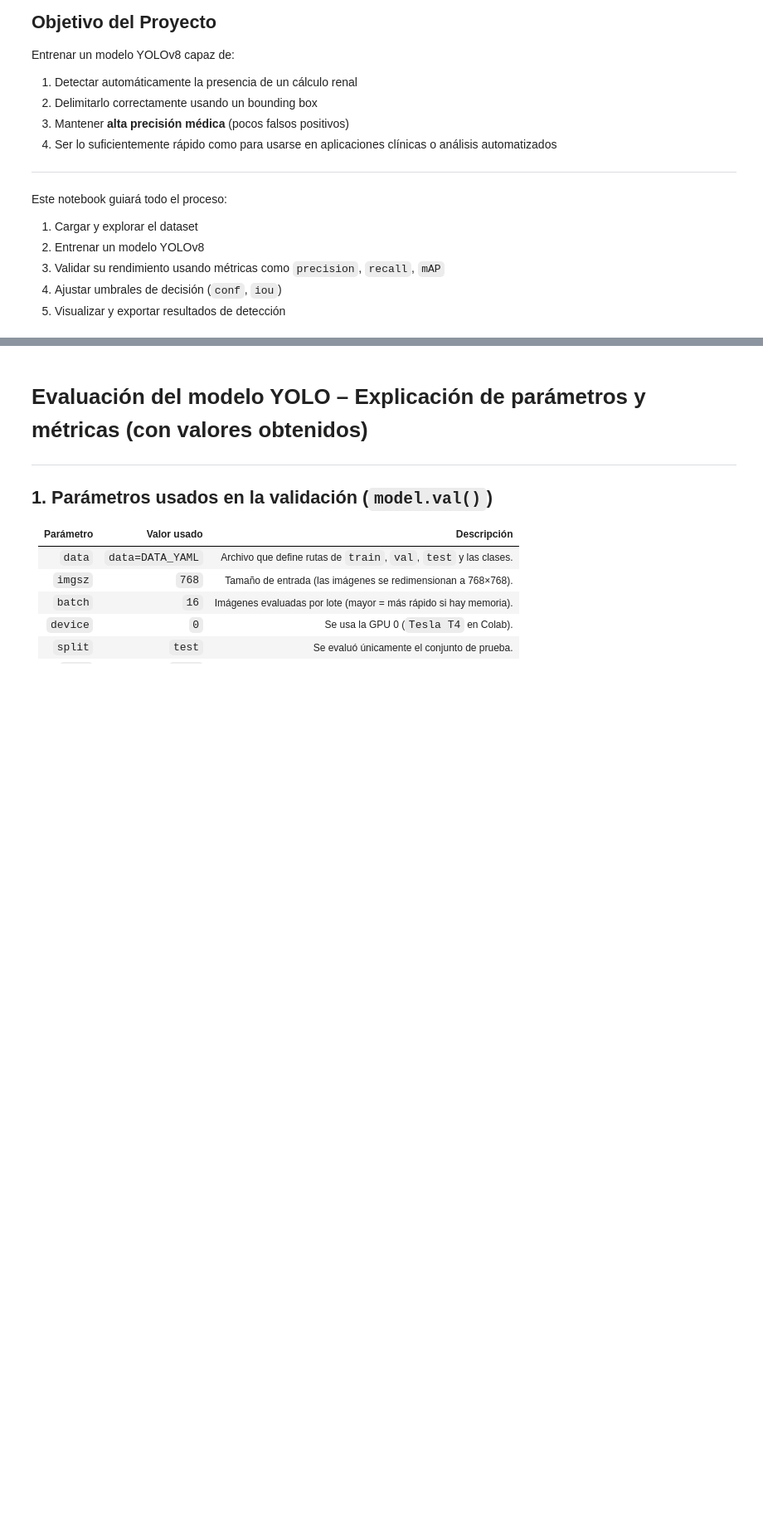
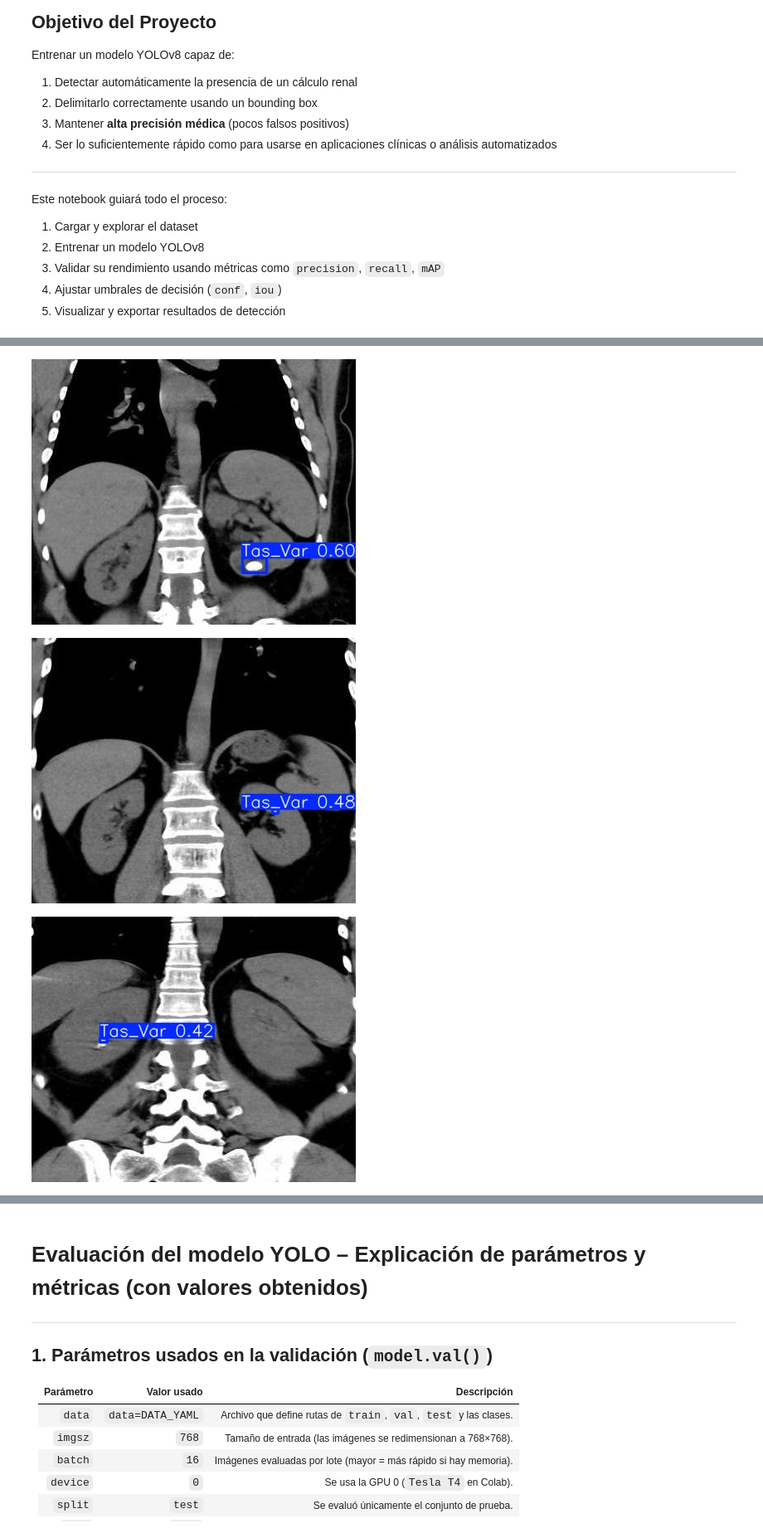
Before and after one commit to fjgonzalezmgt/kidney_stones, a Jupyter notebook: kidney_stones.ipynb, the cells around one changed output, grey strips where cells are left out. Shown at 83% size. Drawn from its saved outputs; the diff is of its cells as text; code cells hidden in the pictures; blank space fills up the shorter version.

```diff
--- a/kidney_stones.ipynb
+++ b/kidney_stones.ipynb
@@ -272,0 +464,25 @@ else:
+# %%
+# ============================================================
+# 8) Mostrar resultados de inferencia (imágenes anotadas)
+# ------------------------------------------------------------
+# Ultralytics guarda automáticamente las imágenes predichas en:
+#   /runs/detect/predict*/
+#
+# Este bloque muestra algunas de ellas en el notebook.
+# ============================================================
+
+import os
+from IPython.display import Image, display
+
+# Ubicación donde Ultralytics guarda las predicciones
+pred_dir = sorted(Path("runs/detect").glob("predict*"))[-1]   # último predict creado
+
+# Mostrar las primeras 5 imágenes con bounding boxes
+images = list(pred_dir.glob("*.jpg"))[:5]
+
+for img in images:
+    display(Image(filename=str(img)))
+# %% [output]
+[figure, added]
+[figure, added]
+[figure, added]
```
Also changed, not shown: parts of 16 cells of this notebook.
